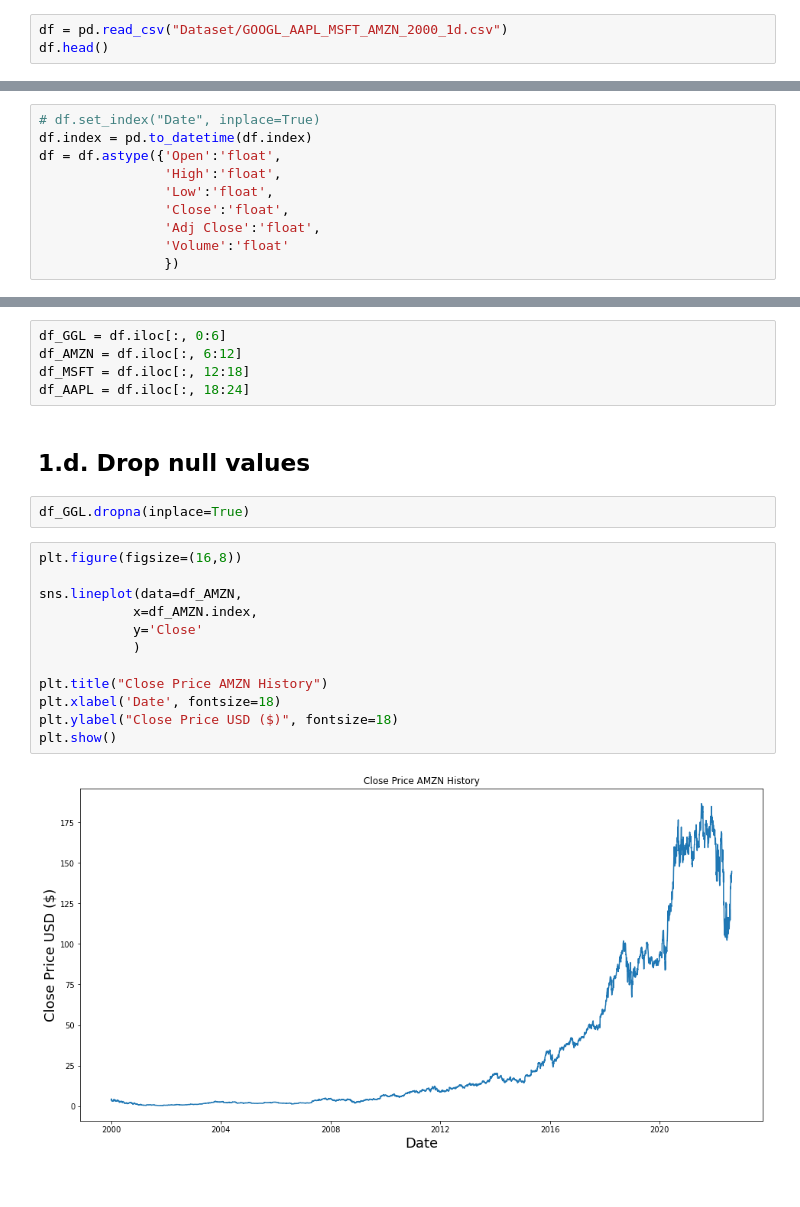
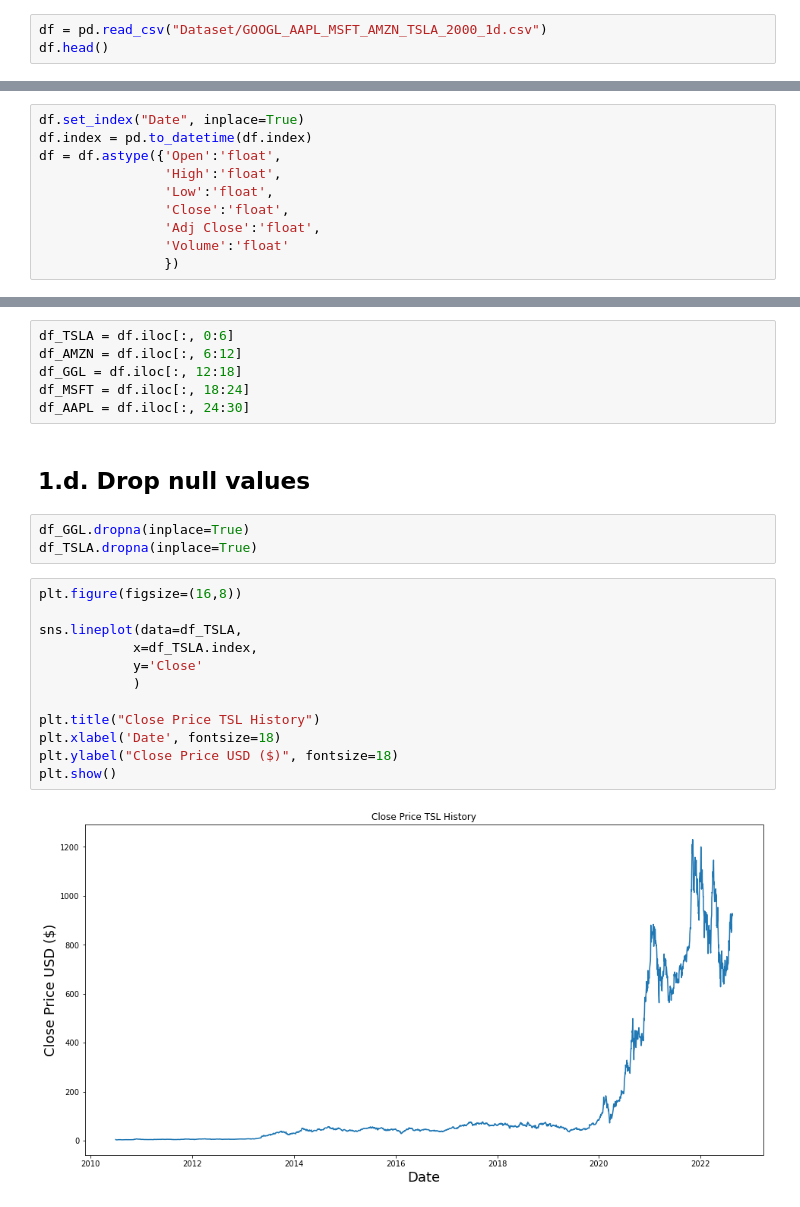
Before and after one commit to teschoua/Stock-Prediction, a Jupyter notebook: Stock-prediction.ipynb, the cells around one changed output, grey strips where cells are left out. Saved outputs shown, nothing was run; the diff lists cells and outputs as text.

```diff
--- a/Stock-prediction.ipynb
+++ b/Stock-prediction.ipynb
@@ -8,4 +13,4 @@ import math
 # %%
-df = pd.read_csv("Dataset/GOOGL_AAPL_MSFT_AMZN_2000_1d.csv")
+df = pd.read_csv("Dataset/GOOGL_AAPL_MSFT_AMZN_TSLA_2000_1d.csv")
 df.head()
 # %% [output]
@@ -37,7 +42,7 @@ df.head()
 # %% [markdown]
 ## 1.b. Set index and Convert columns
 # %%
-# df.set_index("Date", inplace=True)
+df.set_index("Date", inplace=True)
 df.index = pd.to_datetime(df.index)
 df = df.astype({'Open':'float',
                 'High':'float',
@@ -51,25 +54,27 @@ dtype('<M8[ns]')
 # %% [markdown]
 ## 1.c. Split on stock names
 # %%
-df_GGL = df.iloc[:, 0:6]
+df_TSLA = df.iloc[:, 0:6]
 df_AMZN = df.iloc[:, 6:12]
-df_MSFT = df.iloc[:, 12:18]
-df_AAPL = df.iloc[:, 18:24]
+df_GGL = df.iloc[:, 12:18]
+df_MSFT = df.iloc[:, 18:24]
+df_AAPL = df.iloc[:, 24:30]
 # %% [markdown]
 ## 1.d. Drop null values
 # %%
 df_GGL.dropna(inplace=True)
+df_TSLA.dropna(inplace=True)
 # %%
 plt.figure(figsize=(16,8))
 
-sns.lineplot(data=df_AMZN,
-            x=df_AMZN.index,
+sns.lineplot(data=df_TSLA,
+            x=df_TSLA.index,
             y='Close'
             )
 
-plt.title("Close Price AMZN History")
+plt.title("Close Price TSL History")
 plt.xlabel('Date', fontsize=18)
 plt.ylabel("Close Price USD ($)", fontsize=18)
 plt.show()
 # %% [output]
-[figure, old version]
+[figure, new version]
```
Also changed, not shown: parts of 32 cells of this notebook.
